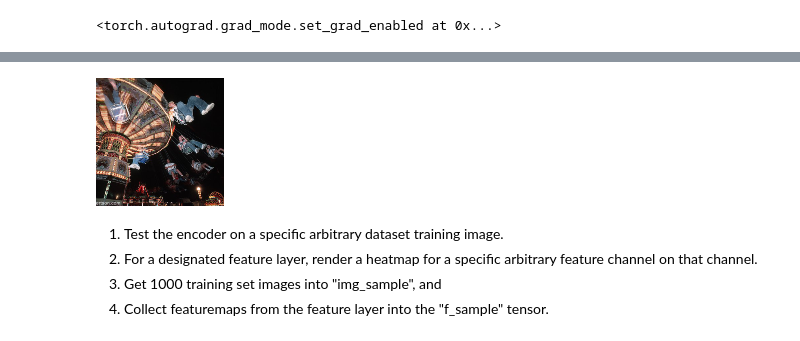
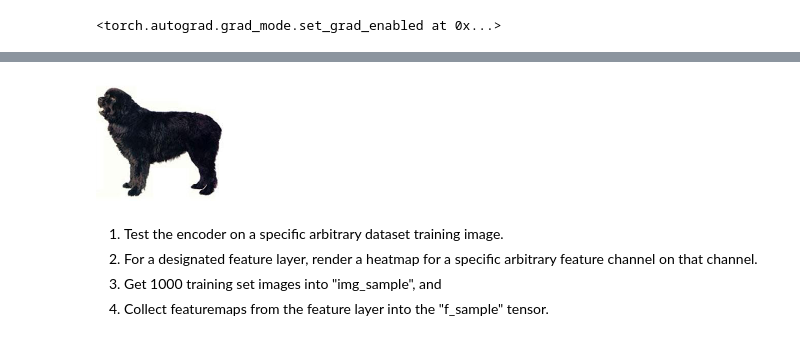
Before and after one commit to davidbau/gpwidget, a Jupyter notebook: notebooks/ExploreLayersByClick.ipynb, the cells around one changed output, grey strips where cells are left out. Saved outputs shown, nothing was run; the diff lists cells and outputs as text; code cells hidden in the pictures.

```diff
--- a/notebooks/ExploreLayersByClick.ipynb
+++ b/notebooks/ExploreLayersByClick.ipynb
@@ -15,6 +15,15 @@ net.retain_layer('features.22')
 net.retain_layer('features.29')
 # %%
 from ganpaint import parallelfolder
+
+ds_folder = 'datasets/microimagenet/images'
+if not os.path.exists(ds_folder):
+    os.makedirs(ds_folder, exist_ok=True)
+    torchvision.datasets.utils.download_and_extract_archive(
+        'http://gandissect.csail.mit.edu/datasets/microimagenet.zip',
+        'datasets',
+        md5='b14f5afabd1b03f4062107043fb65af2')
+
 g_transform = torchvision.transforms.Compose([
     torchvision.transforms.Resize(256),
     torchvision.transforms.CenterCrop(256),
@@ -22,6 +31,6 @@ g_transform = torchvision.transforms.Compose([
     torchvision.transforms.Normalize((0.5, 0.5, 0.5), (0.5, 0.5, 0.5))])
 
 ds = parallelfolder.ParallelImageFolders(
-    ['/data/vision/torralba/datasets/mini-imagenet/images'],
+    [ds_folder],
     transform=g_transform,
     shuffle=True)
@@ -28,8 +40,8 @@ ds = parallelfolder.ParallelImageFolders(
 # %%
 iv = imgviz.ImageVisualizer(128)
-iv.image(ds[88][0])
+iv.image(ds[0][0])
 # %% [output]
-[figure, old version]
+[figure, new version]
 # %% [markdown]
 1. Test the encoder on a specific arbitrary dataset training image.
 2. For a designated feature layer, render a heatmap for a specific arbitrary feature channel on that channel.
```
Also changed, not shown: parts of 4 cells of this notebook.
